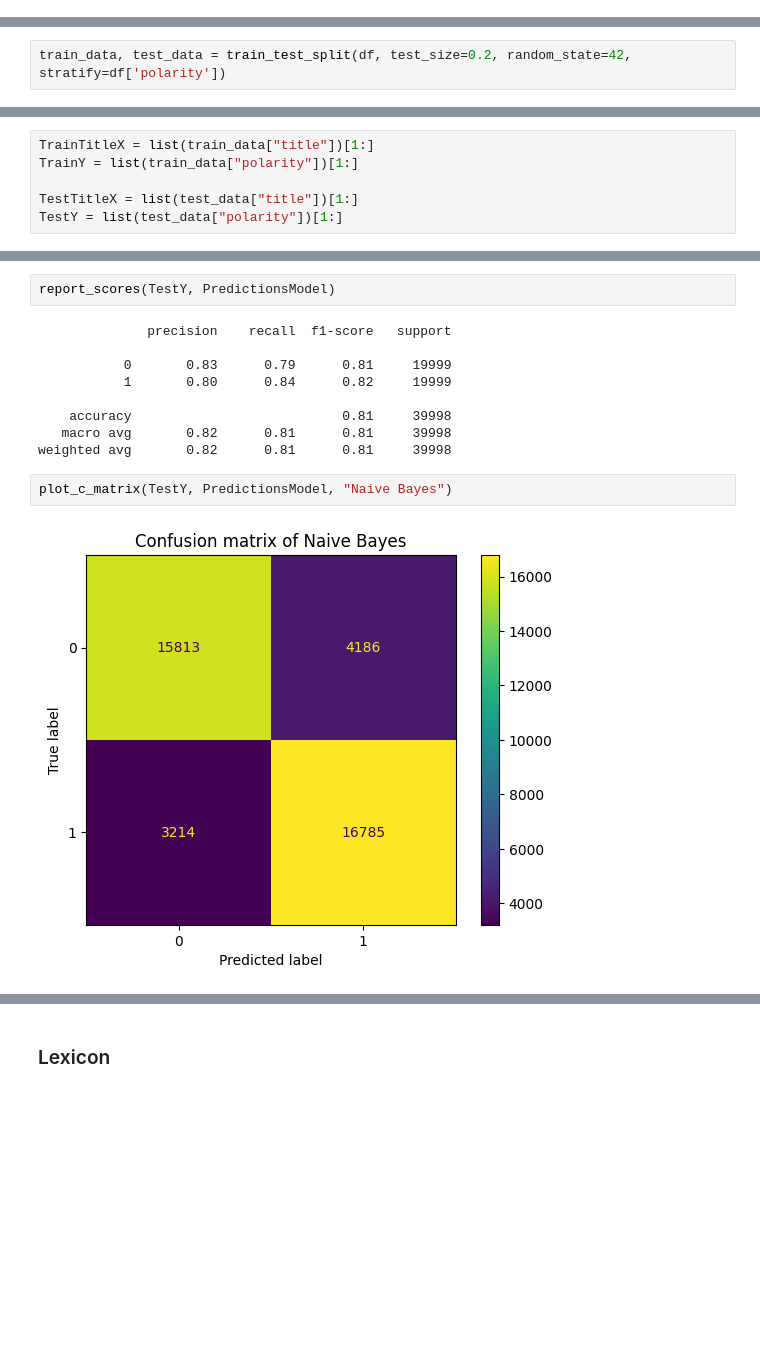
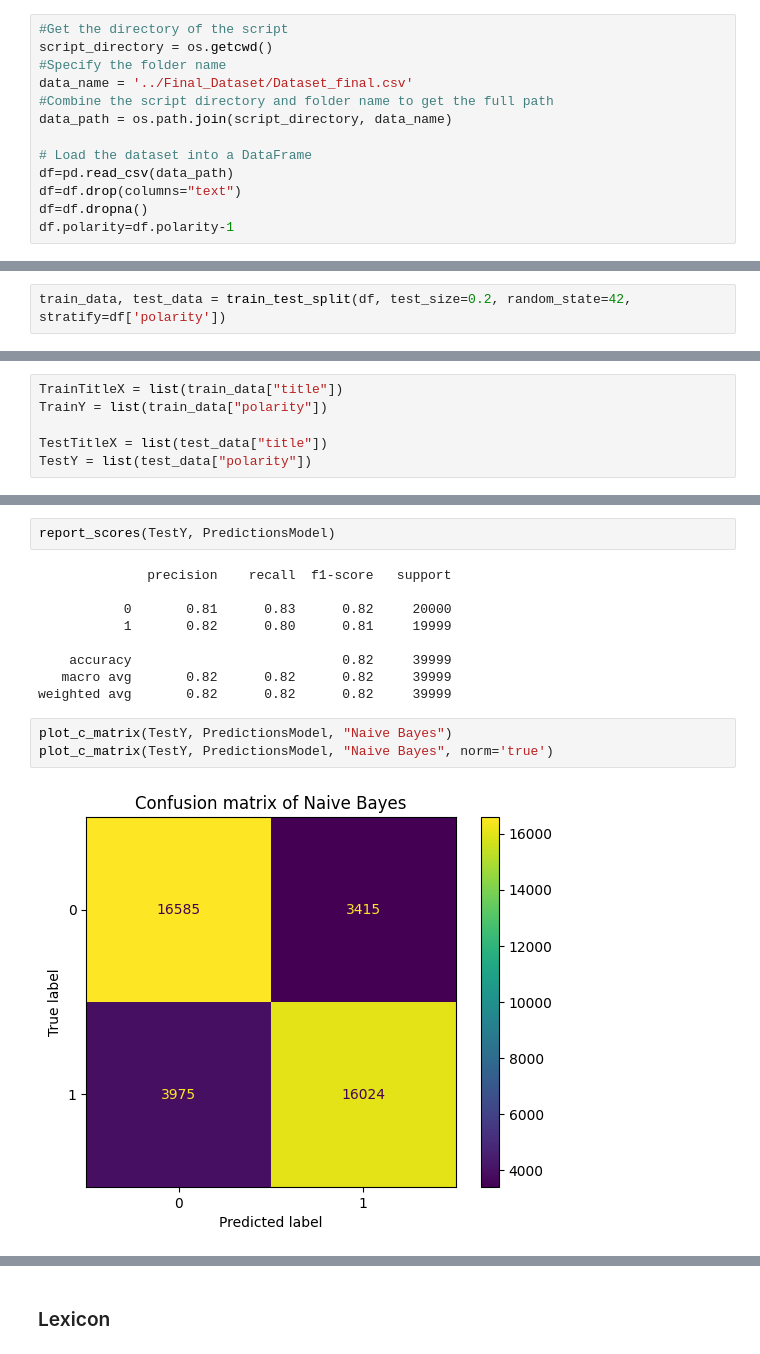
Before and after one commit to Angelido/HLT---Sentiment-Analysis, a Jupyter notebook: Code/Simple_Models_Classification.ipynb, the cells around one changed output, grey strips where cells are left out. Saved outputs shown, nothing was run; the diff lists cells and outputs as text; blank space fills up the shorter version.

```diff
--- a/Code/Simple_Models_Classification.ipynb
+++ b/Code/Simple_Models_Classification.ipynb
@@ -42,0 +53,13 @@ df.polarity=df.polarity-1
+# %%
+#Get the directory of the script
+script_directory = os.getcwd()
+#Specify the folder name
+data_name = '../Final_Dataset/Dataset_final.csv'
+#Combine the script directory and folder name to get the full path
+data_path = os.path.join(script_directory, data_name)
+
+# Load the dataset into a DataFrame
+df=pd.read_csv(data_path)
+df=df.drop(columns="text")
+df=df.dropna()
+df.polarity=df.polarity-1
@@ -45,6 +81,6 @@ train_data, test_data = train_test_split(df, test_size=0.2, random_state=42, str
 # %%
-TrainTitleX = list(train_data["title"])[1:]
-TrainY = list(train_data["polarity"])[1:]
+TrainTitleX = list(train_data["title"])
+TrainY = list(train_data["polarity"])
 
-TestTitleX = list(test_data["title"])[1:]
-TestY = list(test_data["polarity"])[1:]
+TestTitleX = list(test_data["title"])
+TestY = list(test_data["polarity"])
@@ -66,13 +114,14 @@ report_scores(TestY, PredictionsModel)
 # %% [output]
               precision    recall  f1-score   support
 
-           0       0.83      0.79      0.81     19999
-           1       0.80      0.84      0.82     19999
+           0       0.81      0.83      0.82     20000
+           1       0.82      0.80      0.81     19999
 
-    accuracy                           0.81     39998
-   macro avg       0.82      0.81      0.81     39998
-weighted avg       0.82      0.81      0.81     39998
+    accuracy                           0.82     39999
+   macro avg       0.82      0.82      0.82     39999
+weighted avg       0.82      0.82      0.82     39999
 # %%
 plot_c_matrix(TestY, PredictionsModel, "Naive Bayes")
+plot_c_matrix(TestY, PredictionsModel, "Naive Bayes", norm='true')
 # %% [output]
-[figure, old version]
+[figure, new version]
```
Also changed, not shown: parts of 32 cells of this notebook.
